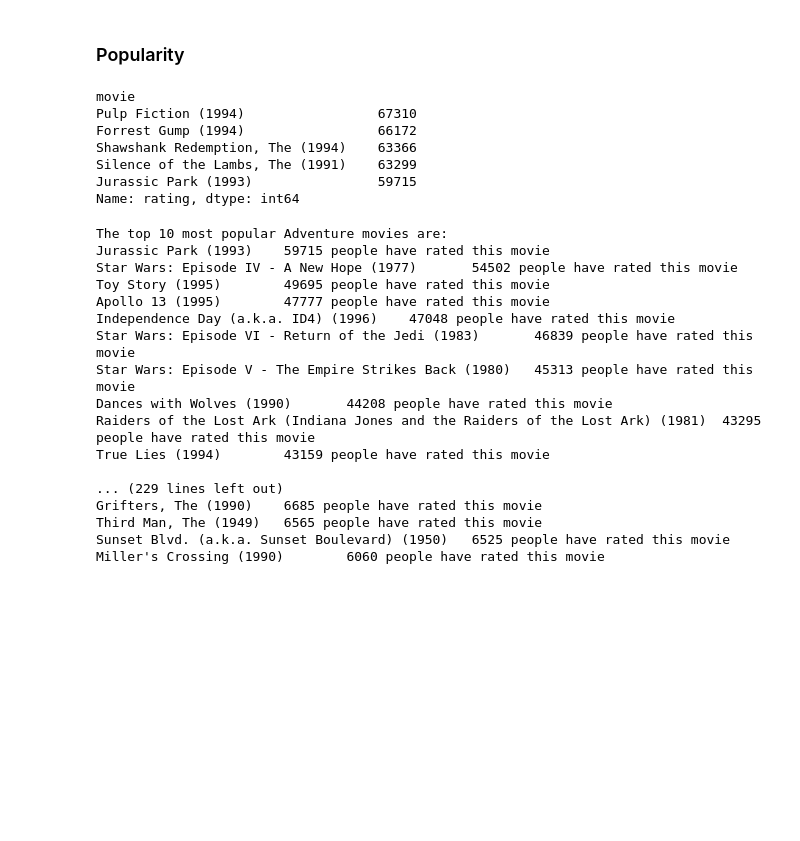
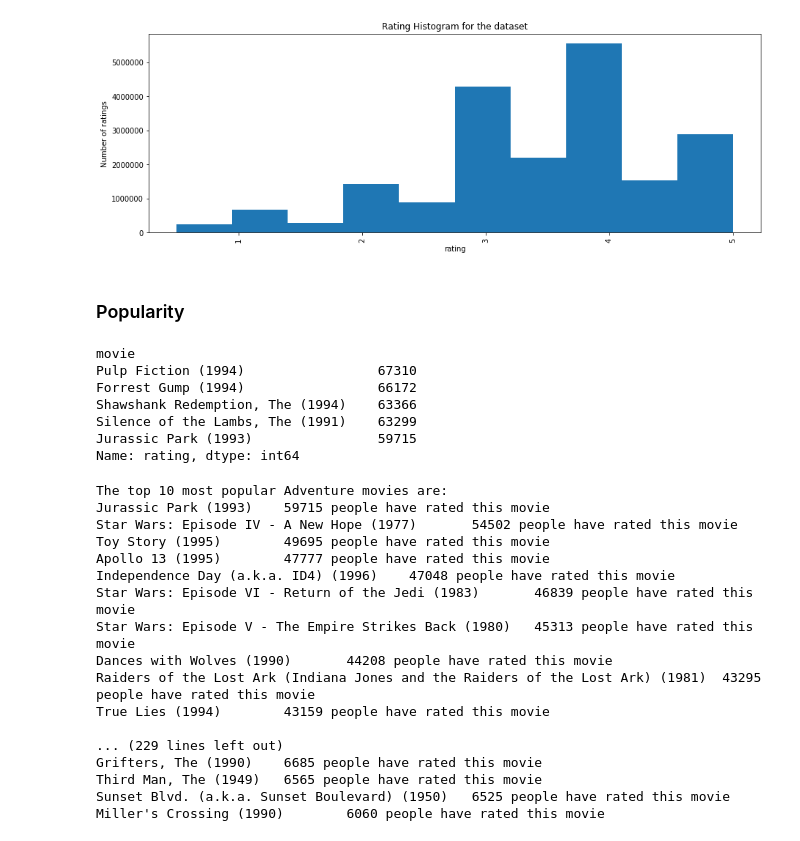
Before and after one commit to Jingciii/Movie_Recommender_Sys, a Jupyter notebook: demo.ipynb, the cells around one changed output. Saved outputs shown, nothing was run; the diff lists cells and outputs as text; code cells hidden in the pictures; blank space fills up the shorter version.

```diff
--- a/demo.ipynb
+++ b/demo.ipynb
@@ -652,3 +178,14 @@ Elapsed time(sec):  1.31
+# %%
+plt.figure(figsize=(15,5))
+plt.hist(ratings['rating'])
+#barlist.patches[0].set_color('b') # Color 'All_movies' differently, as it's not a genre tag count
+plt.xticks(rotation='vertical')
+plt.title('Rating Histogram for the dataset')
+plt.xlabel('rating')
+plt.ylabel('Number of ratings')
+plt.show()
+# %% [output]
+[figure, added]
 # %% [markdown]
 ### Popularity
 # %%
```
Also changed, not shown: parts of 45 cells of this notebook.
